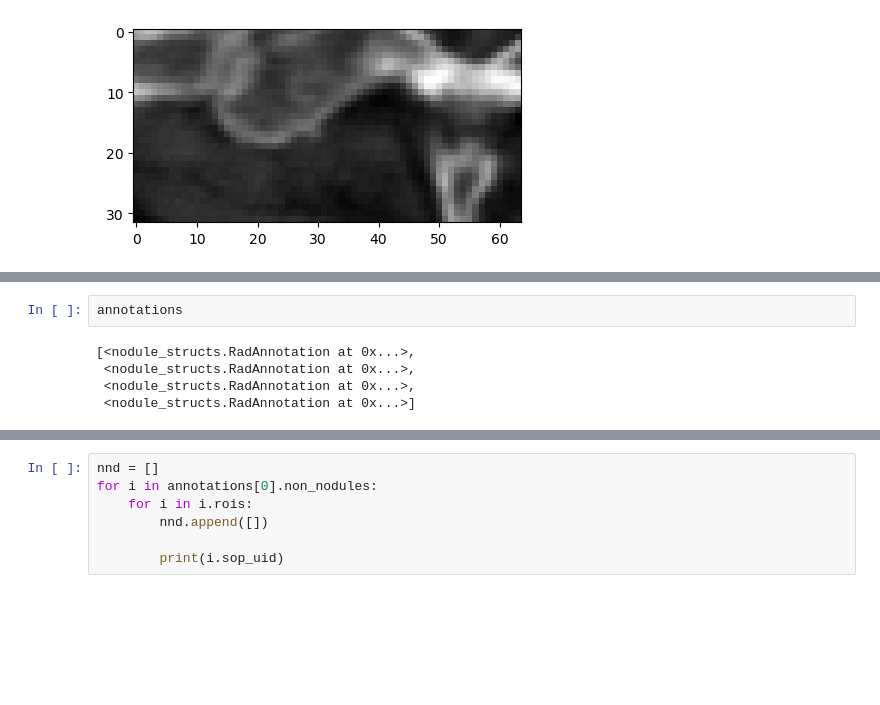
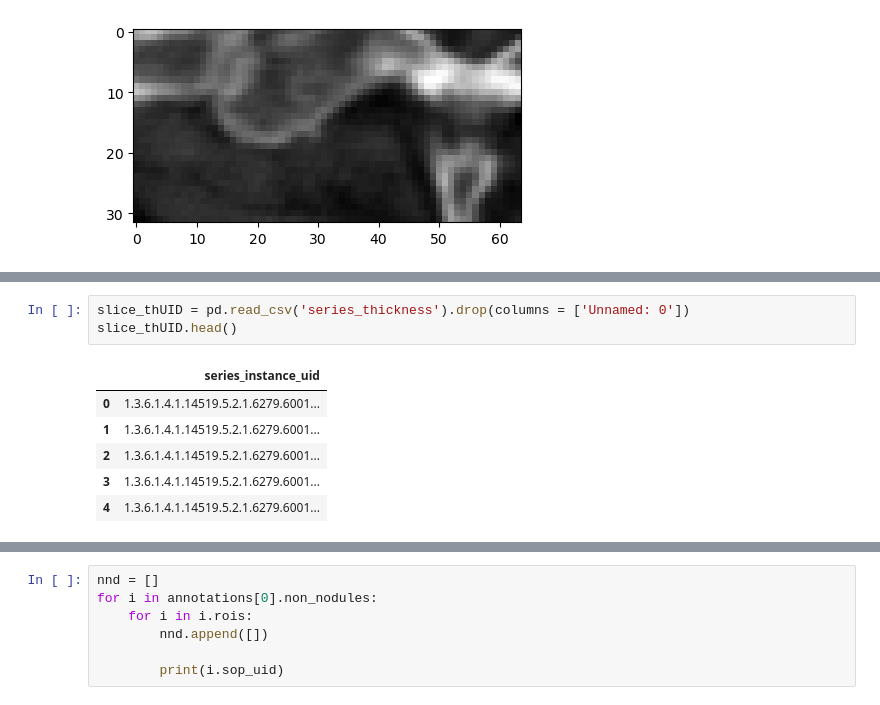
Before and after one commit to nexza78/diploma_work, a Jupyter notebook: lidc_idri_preproc/csv_work_lidc_idri.ipynb, the cells around one changed output, grey strips where cells are left out. Saved outputs shown, nothing was run; the diff lists cells and outputs as text; blank space fills up the shorter version.

```diff
--- a/lidc_idri_preproc/csv_work_lidc_idri.ipynb
+++ b/lidc_idri_preproc/csv_work_lidc_idri.ipynb
@@ -195,10 +138,13 @@ Root <Element '{http://www.nih.gov}LidcReadMessage' at 0x...>
-# %%
-annotations
-# %% [output]
-[<nodule_structs.RadAnnotation at 0x...>,
- <nodule_structs.RadAnnotation at 0x...>,
- <nodule_structs.RadAnnotation at 0x...>,
- <nodule_structs.RadAnnotation at 0x...>]
+# %%
+slice_thUID = pd.read_csv('series_thickness').drop(columns = ['Unnamed: 0'])
+slice_thUID.head()
+# %% [output]
+|  | series_instance_uid |
+| 0 | 1.3.6.1.4.1.14519.5.2.1.6279.6001... |
+| 1 | 1.3.6.1.4.1.14519.5.2.1.6279.6001... |
+| 2 | 1.3.6.1.4.1.14519.5.2.1.6279.6001... |
+| 3 | 1.3.6.1.4.1.14519.5.2.1.6279.6001... |
+| 4 | 1.3.6.1.4.1.14519.5.2.1.6279.6001... |
 # %%
 def small_nds(annots):
     smnds = []
```
Also changed, not shown: parts of 50 cells of this notebook, 6 other files.
